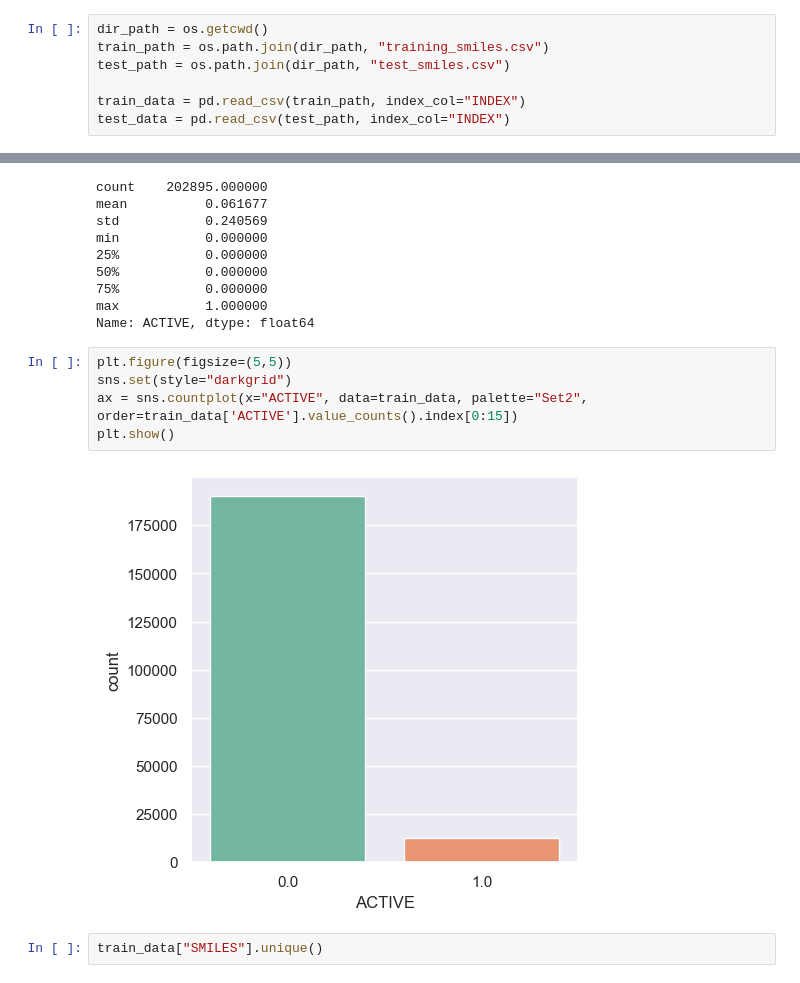
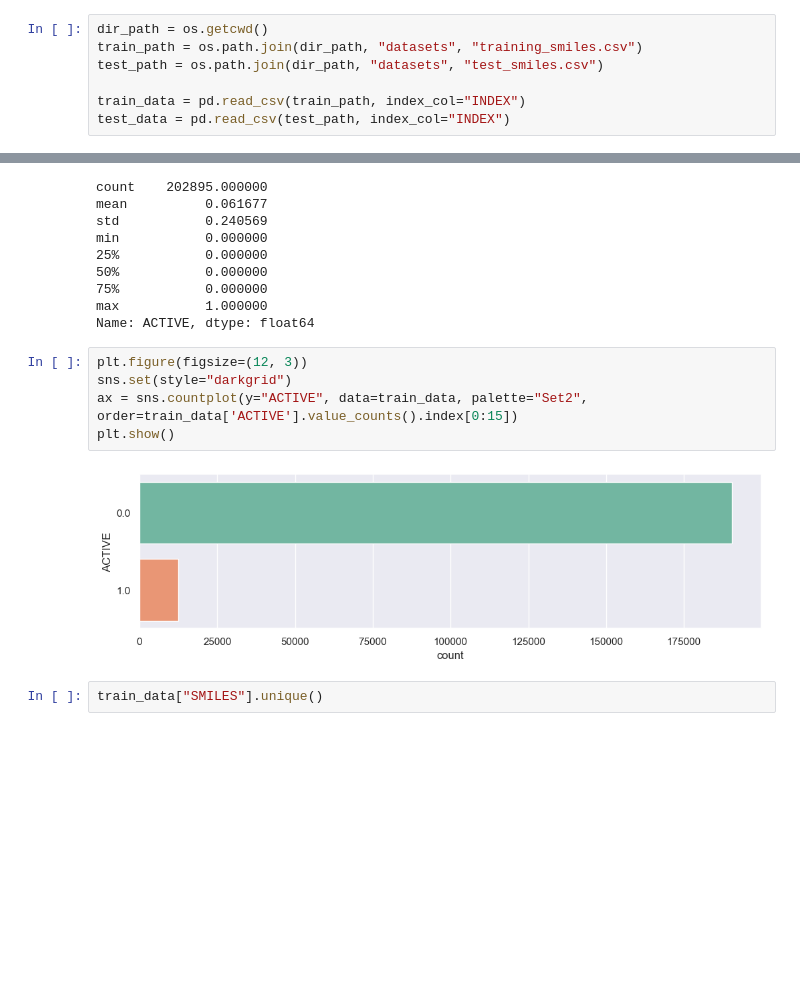
Before and after one commit to shoshano/Programing_for_data_science, a Jupyter notebook: Assignment4/eda.ipynb, the cells around one changed output, grey strips where cells are left out. Cells and saved outputs as stored; diff of their text form; blank space fills up the shorter version.

```diff
--- a/Assignment4/eda.ipynb
+++ b/Assignment4/eda.ipynb
@@ -22,8 +22,8 @@ warnings.filterwarnings('ignore')
 ### Load data
 # %%
 dir_path = os.getcwd()
-train_path = os.path.join(dir_path, "training_smiles.csv")
-test_path = os.path.join(dir_path, "test_smiles.csv")
+train_path = os.path.join(dir_path, "datasets", "training_smiles.csv")
+test_path = os.path.join(dir_path, "datasets", "test_smiles.csv")
 
 train_data = pd.read_csv(train_path, index_col="INDEX")
 test_data = pd.read_csv(test_path, index_col="INDEX")
@@ -107,12 +107,12 @@ min           0.000000
 max           1.000000
 Name: ACTIVE, dtype: float64
 # %%
-plt.figure(figsize=(5,5))
+plt.figure(figsize=(12, 3))
 sns.set(style="darkgrid")
-ax = sns.countplot(x="ACTIVE", data=train_data, palette="Set2", order=train_data['ACTIVE'].value_counts().index[0:15])
+ax = sns.countplot(y="ACTIVE", data=train_data, palette="Set2", order=train_data['ACTIVE'].value_counts().index[0:15])
 plt.show()
 # %% [output]
-[figure, old version]
+[figure, new version]
 # %%
 train_data["SMILES"].unique()
 # %% [output]
```
Also changed, not shown: 39 other files.
